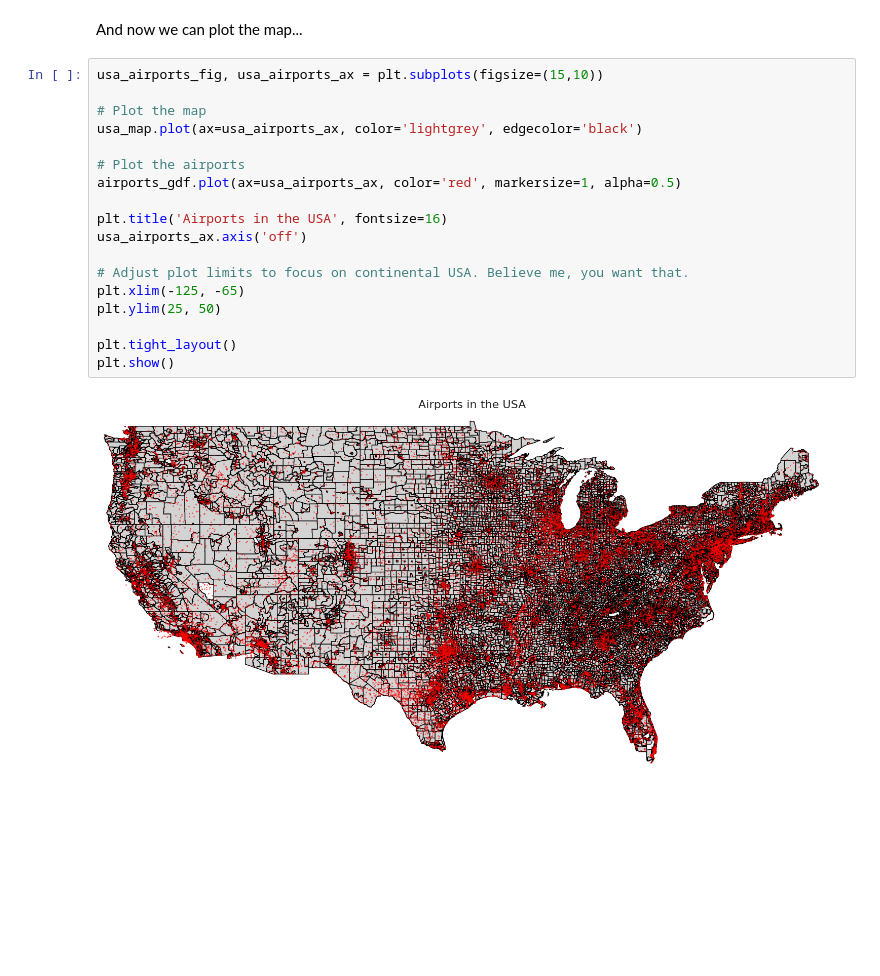
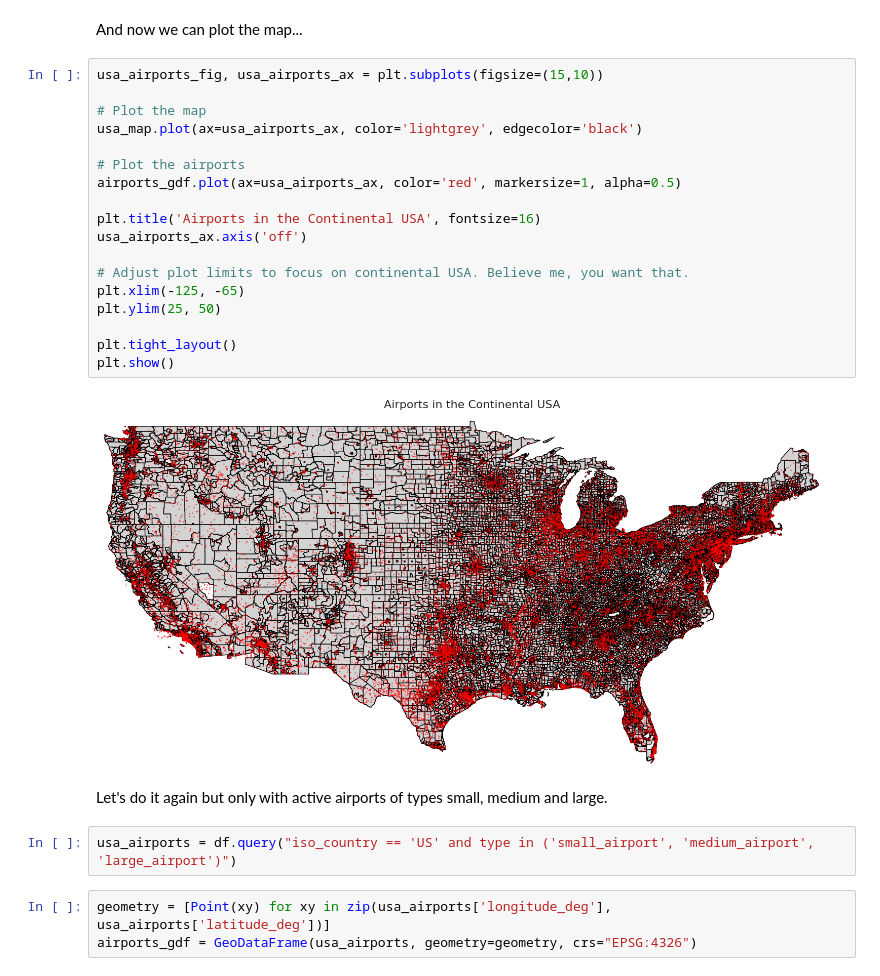
Before and after one commit to fernandowolff/worldwide-airports-dataset-analysis, a Jupyter notebook: worldwide-airports-analysis.ipynb, the cells around one changed output. Saved outputs shown, nothing was run; the diff lists cells and outputs as text; blank space fills up the shorter version.

Commit message:
going through a tutorial for map plotting

```diff
--- a/worldwide-airports-analysis.ipynb
+++ b/worldwide-airports-analysis.ipynb
@@ -518,20 +512,27 @@ And now we can plot the map...
 # %%
 usa_airports_fig, usa_airports_ax = plt.subplots(figsize=(15,10))
 
 # Plot the map
 usa_map.plot(ax=usa_airports_ax, color='lightgrey', edgecolor='black')
 
 # Plot the airports
 airports_gdf.plot(ax=usa_airports_ax, color='red', markersize=1, alpha=0.5)
 
-plt.title('Airports in the USA', fontsize=16)
+plt.title('Airports in the Continental USA', fontsize=16)
 usa_airports_ax.axis('off')
 
 # Adjust plot limits to focus on continental USA. Believe me, you want that.
 plt.xlim(-125, -65)
 plt.ylim(25, 50)
 
 plt.tight_layout()
 plt.show()
 # %% [output]
-[figure, old version]
+[figure, new version]
+# %% [markdown]
+Let's do it again but only with active airports of types small, medium and large.
+# %%
+usa_airports = df.query("iso_country == 'US' and type in ('small_airport', 'medium_airport', 'large_airport')")
+# %%
+geometry = [Point(xy) for xy in zip(usa_airports['longitude_deg'], usa_airports['latitude_deg'])]
+airports_gdf = GeoDataFrame(usa_airports, geometry=geometry, crs="EPSG:4326")
```
Also changed, not shown: parts of 3 cells of this notebook, 11 other files.
